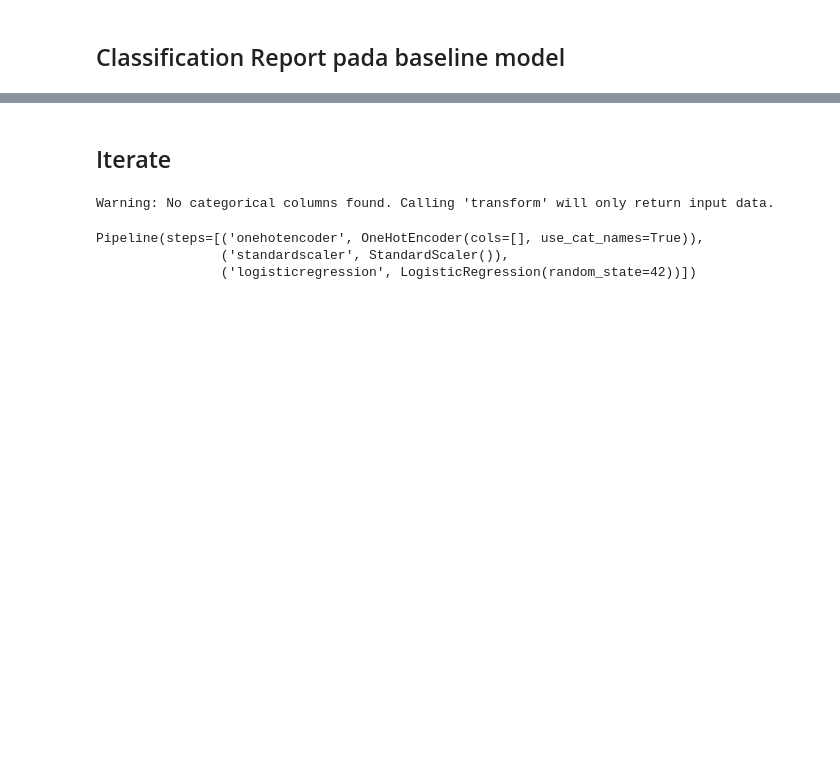
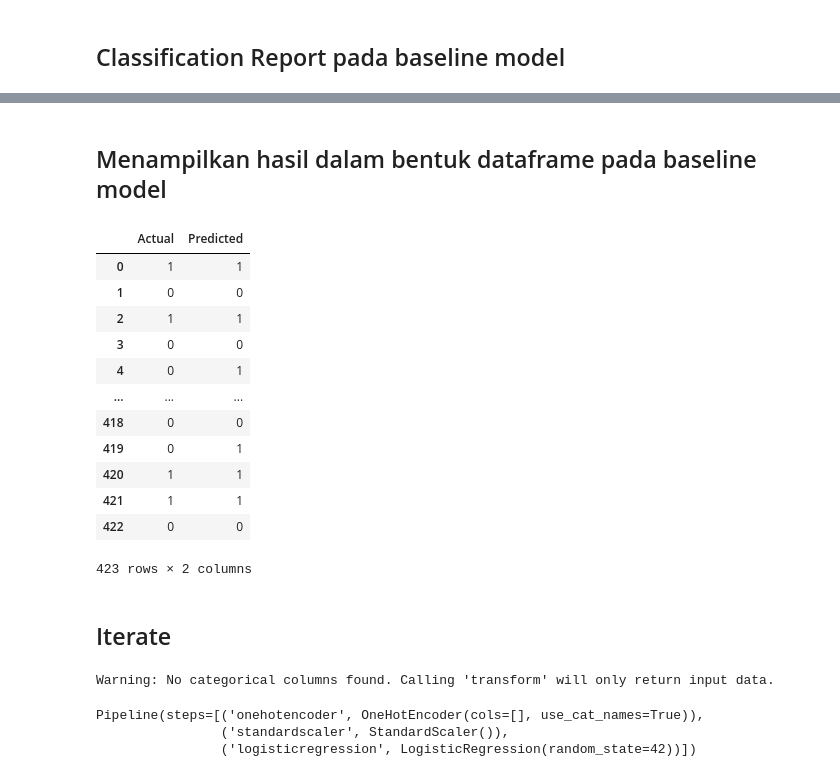
Before and after one commit to AbdulHafidh-AI/INF540-KELOMPOK2-MACHINE_LEARNING_PROJECT, a Jupyter notebook: LoanDefaultPrediction_01.ipynb, the cells around one changed output, grey strips where cells are left out. Saved outputs shown, nothing was run; the diff lists cells and outputs as text; code cells hidden in the pictures; blank space fills up the shorter version.

```diff
--- a/LoanDefaultPrediction_01.ipynb
+++ b/LoanDefaultPrediction_01.ipynb
@@ -520,3 +550,32 @@ F1:  0.0
+# %% [markdown]
+## Menampilkan hasil dalam bentuk dataframe pada baseline model
+# %%
+# Menampilkan hasil dalam bentuk dataframe
+
+# show the result in table
+result = pd.DataFrame({'Actual': y_test, 'Predicted': y_pred})
+
+# reset index
+result = result.reset_index(drop=True)
+
+# Menyimpan hasil prediksi ke dalam file csv
+result.to_csv('data/result_loanDefaultPredictionBeforeHyperParameterTuning.csv', index=False)
+
+result
+# %% [output]
+|  | Actual | Predicted |
+| 0 | 1 | 1 |
+| 1 | 0 | 0 |
+| 2 | 1 | 1 |
+| 3 | 0 | 0 |
+| 4 | 0 | 1 |
+| ... | ... | ... |
+| 418 | 0 | 0 |
+| 419 | 0 | 1 |
+| 420 | 1 | 1 |
+| 421 | 1 | 1 |
+| 422 | 0 | 0 |
+423 rows × 2 columns
 # %% [markdown]
 ## Iterate
 # %%
```
Also changed, not shown: parts of 26 cells of this notebook, 3 other files.
